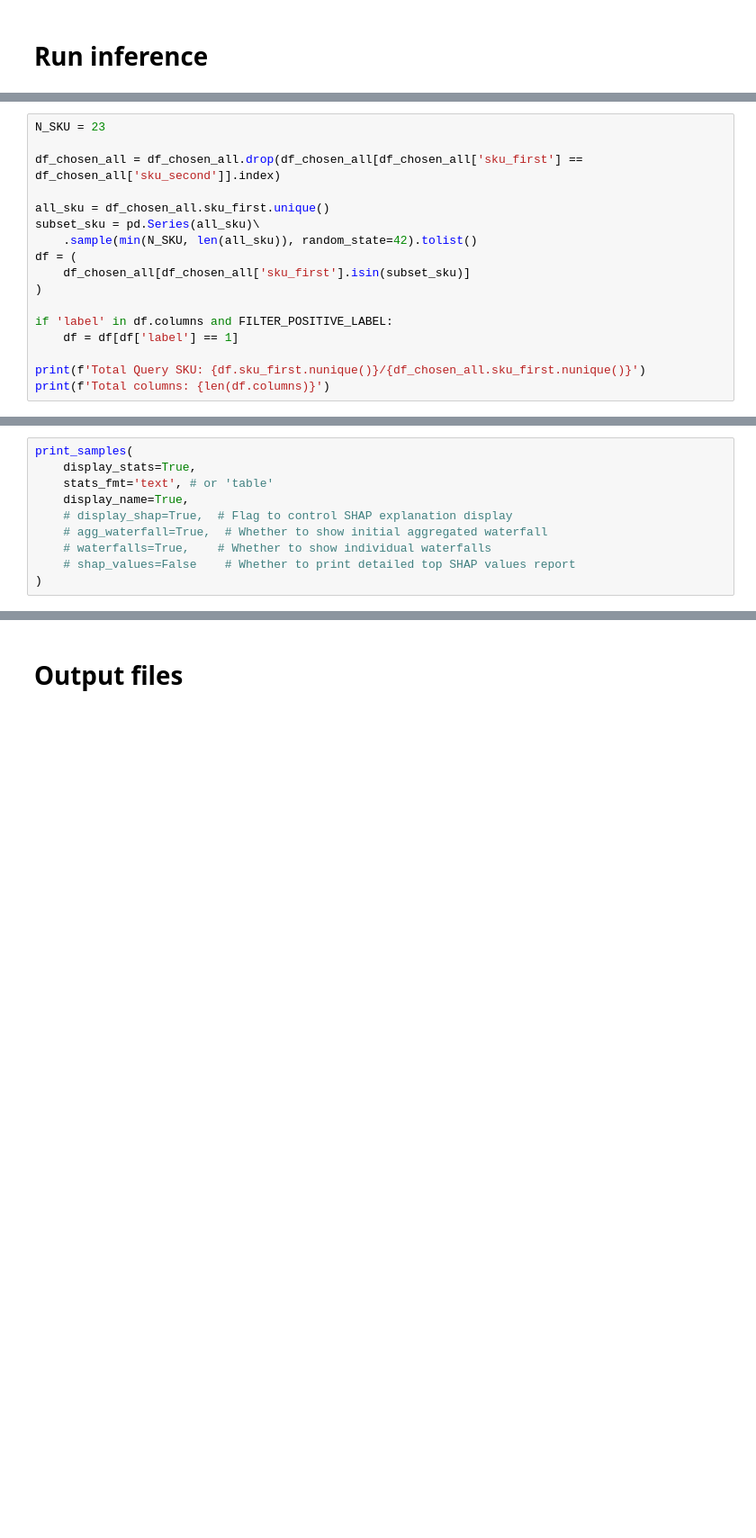
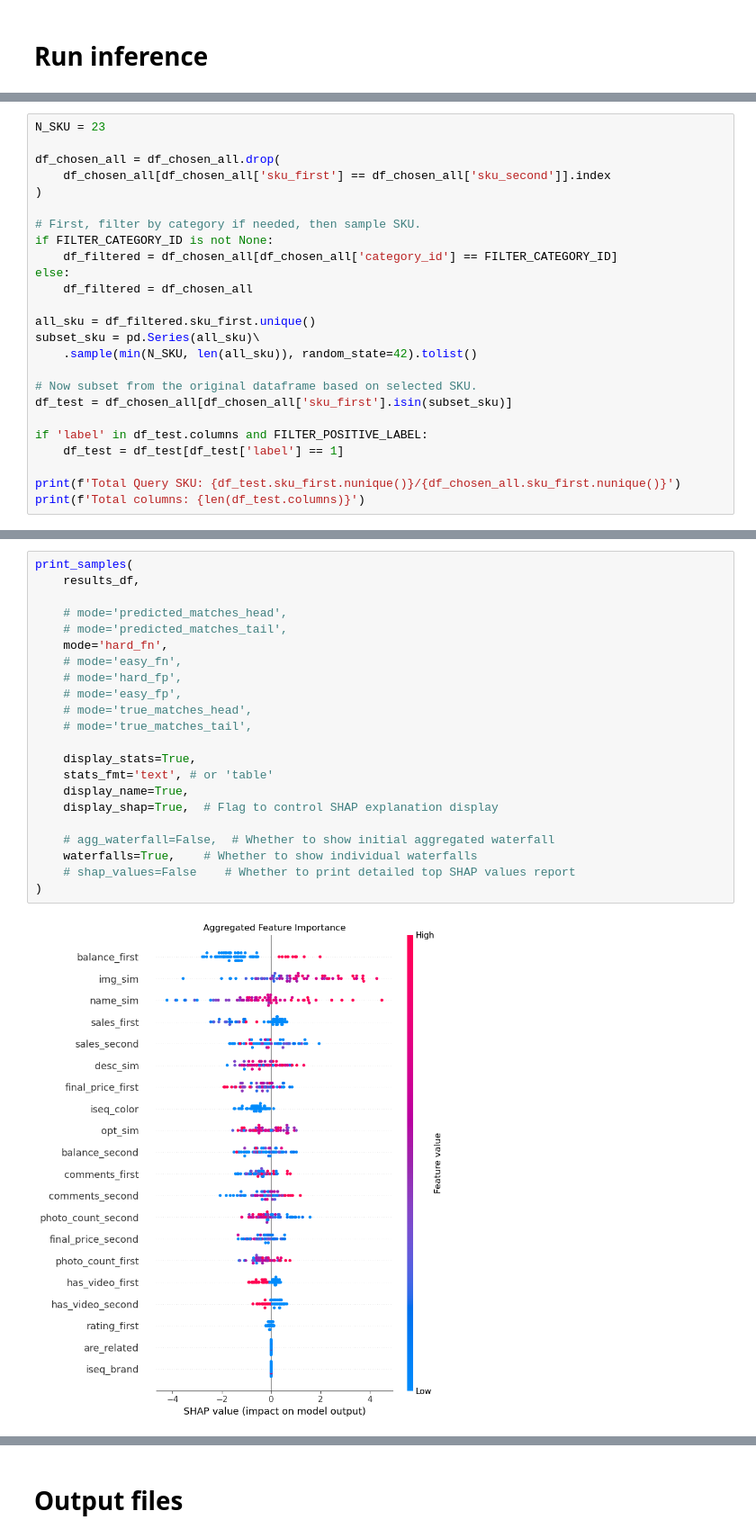
Before and after one commit to tony-pitchblack/marketplace_analytics, a Jupyter notebook: competitors-xgb/xgb_inference.ipynb, the cells around one changed output, grey strips where cells are left out. Shown at 90% size. Saved outputs shown, nothing was run; the diff lists cells and outputs as text; blank space fills up the shorter version.

```diff
--- a/competitors-xgb/xgb_inference.ipynb
+++ b/competitors-xgb/xgb_inference.ipynb
@@ -94,18 +145,26 @@ FILTER_POSITIVE_LABEL = True
 # %%
 N_SKU = 23
 
-df_chosen_all = df_chosen_all.drop(df_chosen_all[df_chosen_all['sku_first'] == df_chosen_all['sku_second']].index)
+df_chosen_all = df_chosen_all.drop(
+    df_chosen_all[df_chosen_all['sku_first'] == df_chosen_all['sku_second']].index
+)
 
-all_sku = df_chosen_all.sku_first.unique()
+# First, filter by category if needed, then sample SKU.
+if FILTER_CATEGORY_ID is not None:
+    df_filtered = df_chosen_all[df_chosen_all['category_id'] == FILTER_CATEGORY_ID]
+else:
+    df_filtered = df_chosen_all
+
+all_sku = df_filtered.sku_first.unique()
 subset_sku = pd.Series(all_sku)\
     .sample(min(N_SKU, len(all_sku)), random_state=42).tolist()
-df = (
-    df_chosen_all[df_chosen_all['sku_first'].isin(subset_sku)]
-)
 
-if 'label' in df.columns and FILTER_POSITIVE_LABEL:
-    df = df[df['label'] == 1]
+# Now subset from the original dataframe based on selected SKU.
+df_test = df_chosen_all[df_chosen_all['sku_first'].isin(subset_sku)]
 
-print(f'Total Query SKU: {df.sku_first.nunique()}/{df_chosen_all.sku_first.nunique()}')
-print(f'Total columns: {len(df.columns)}')
+if 'label' in df_test.columns and FILTER_POSITIVE_LABEL:
+    df_test = df_test[df_test['label'] == 1]
+
+print(f'Total Query SKU: {df_test.sku_first.nunique()}/{df_chosen_all.sku_first.nunique()}')
+print(f'Total columns: {len(df_test.columns)}')
 # %% [output]
@@ -425,12 +579,25 @@ def print_samples(
 # %%
 print_samples(
+    results_df,
+
+    # mode='predicted_matches_head',
+    # mode='predicted_matches_tail',
+    mode='hard_fn',
+    # mode='easy_fn',
+    # mode='hard_fp',
+    # mode='easy_fp',
+    # mode='true_matches_head',
+    # mode='true_matches_tail',
+
     display_stats=True,
     stats_fmt='text', # or 'table'
     display_name=True,
-    # display_shap=True,  # Flag to control SHAP explanation display
-    # agg_waterfall=True,  # Whether to show initial aggregated waterfall
-    # waterfalls=True,    # Whether to show individual waterfalls
+    display_shap=True,  # Flag to control SHAP explanation display
+
+    # agg_waterfall=False,  # Whether to show initial aggregated waterfall
+    waterfalls=True,    # Whether to show individual waterfalls
     # shap_values=False    # Whether to print detailed top SHAP values report
 )
 # %% [output]
+[figure, added]
 Query #0 ########################################
```
Also changed, not shown: parts of 18 cells of this notebook, 5 other files.
